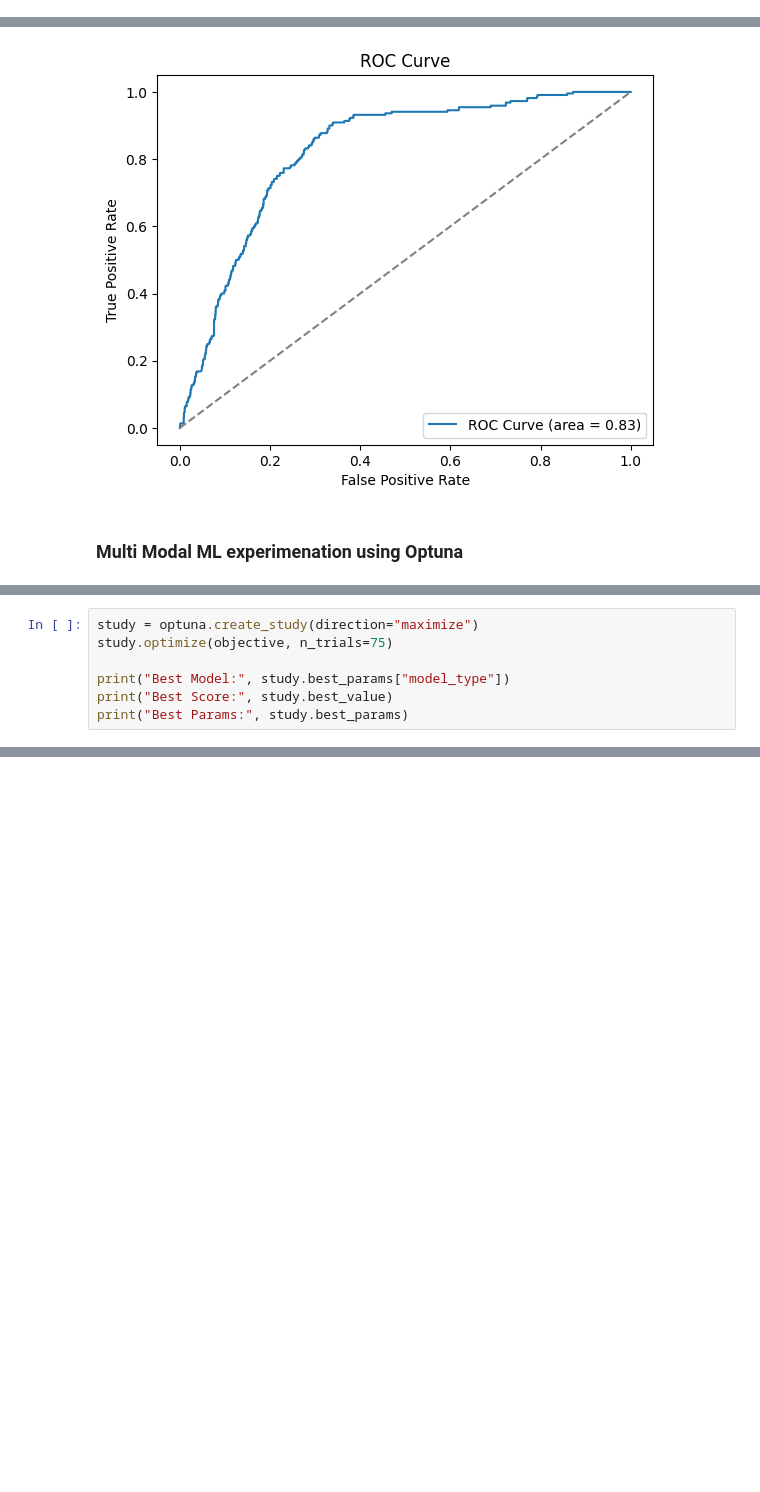
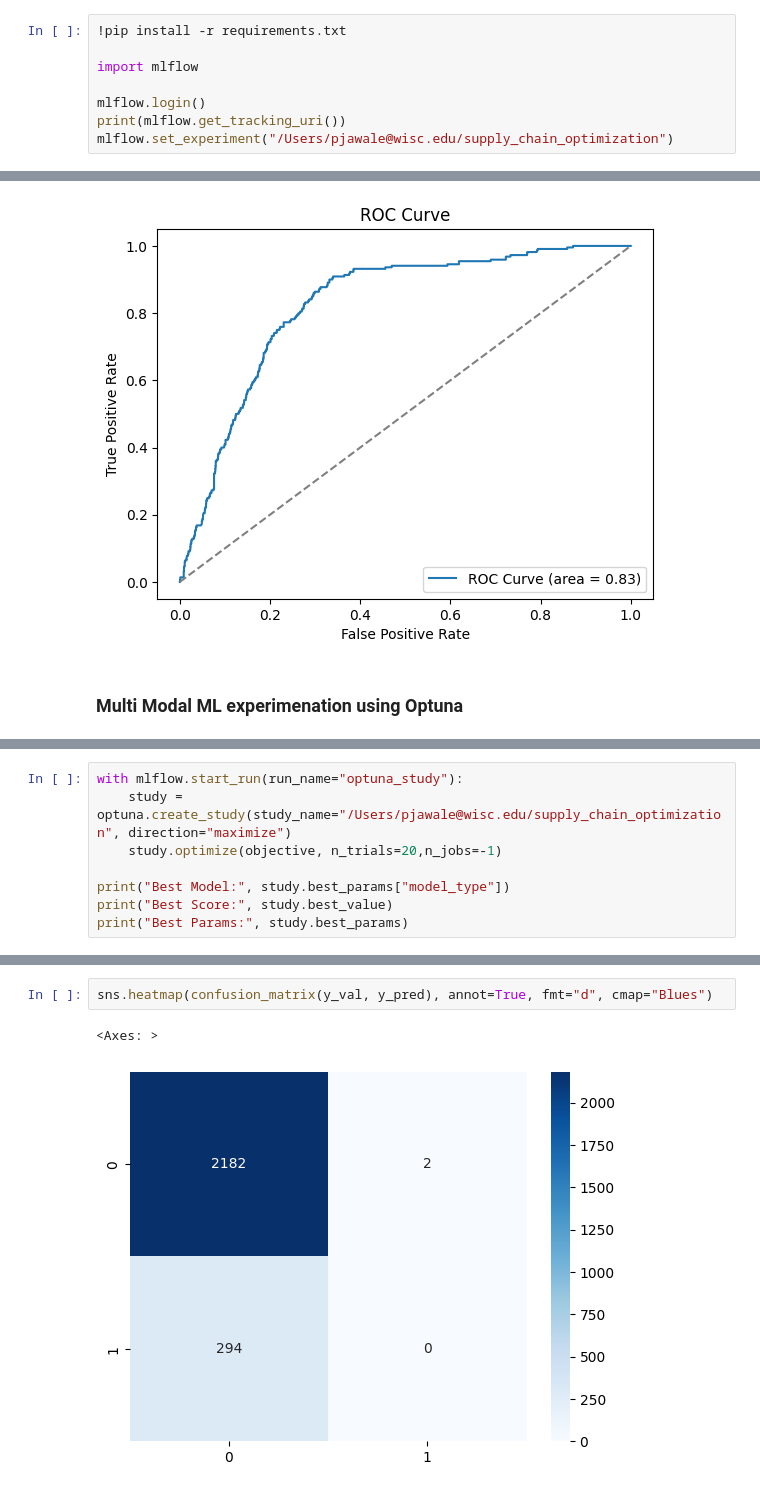
Before and after one commit to Tydos/Pharmaceutical-Supply-Chain-Optimisation, a Jupyter notebook: notebook/Supply_Chain_Optimisation.ipynb, the cells around one changed output, grey strips where cells are left out. Drawn from its saved outputs; the diff is of its cells as text; blank space fills up the shorter version.

Commit message:
Added remote MLflow server to track distributed Optuna trials

```diff
--- a/notebook/Supply_Chain_Optimisation.ipynb
+++ b/notebook/Supply_Chain_Optimisation.ipynb
@@ -5,0 +8,8 @@ what is the probability that the shipment would arrive late?
+# %%
+!pip install -r requirements.txt
+
+import mlflow
+
+mlflow.login()
+print(mlflow.get_tracking_uri())
+mlflow.set_experiment("/Users/pjawale@wisc.edu/supply_chain_optimization")
@@ -678,6 +731,7 @@ def objective(trial):
 # %%
-study = optuna.create_study(direction="maximize")
-study.optimize(objective, n_trials=75)
+with mlflow.start_run(run_name="optuna_study"):
+    study = optuna.create_study(study_name="/Users/pjawale@wisc.edu/supply_chain_optimization", direction="maximize")
+    study.optimize(objective, n_trials=20,n_jobs=-1)
 
 print("Best Model:", study.best_params["model_type"])
 print("Best Score:", study.best_value)
@@ -919,0 +940,5 @@ ROC AUC Score: 0.828260883107822
+# %%
+sns.heatmap(confusion_matrix(y_val, y_pred), annot=True, fmt="d", cmap="Blues")
+# %% [output]
+<Axes: >
+[figure, added]
```
Also changed, not shown: parts of 8 cells of this notebook, 1 other file.
